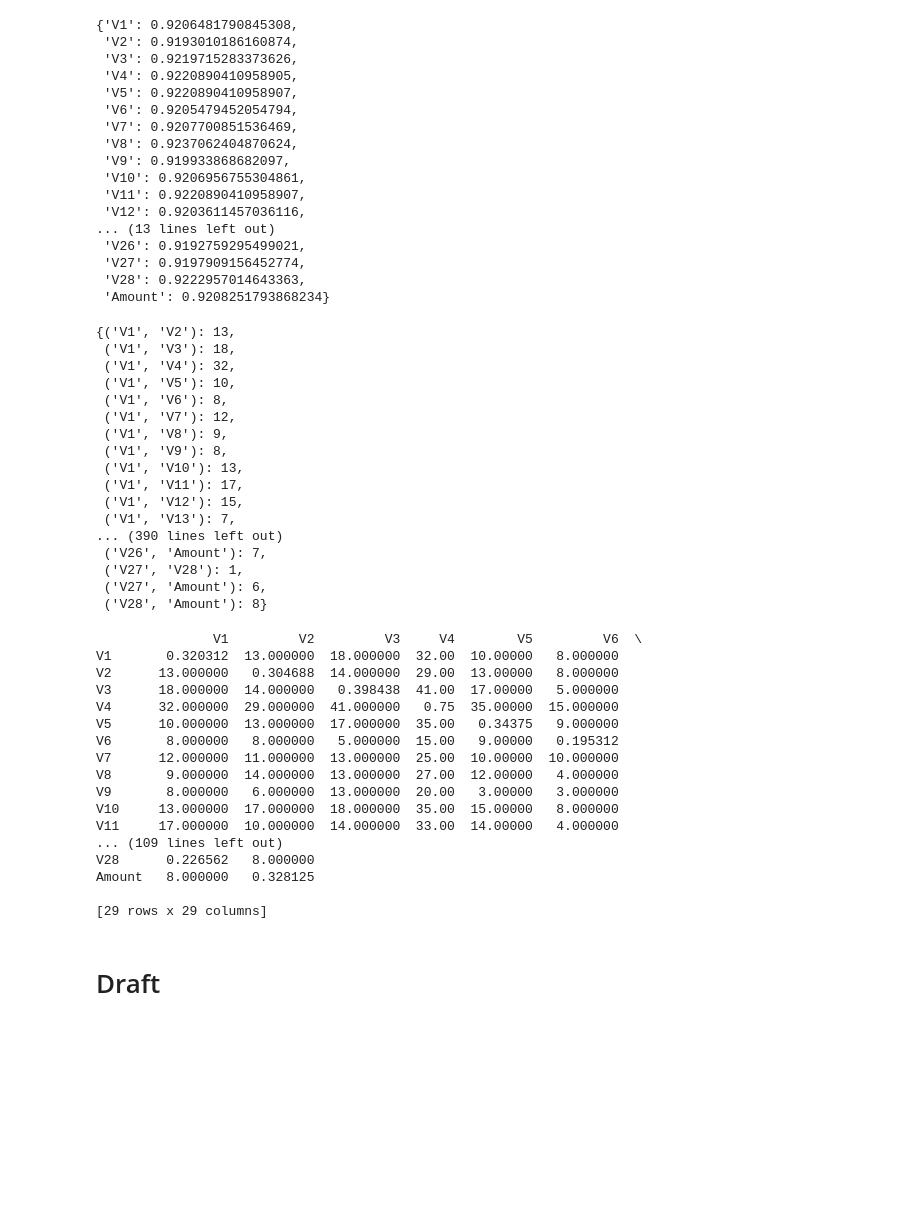
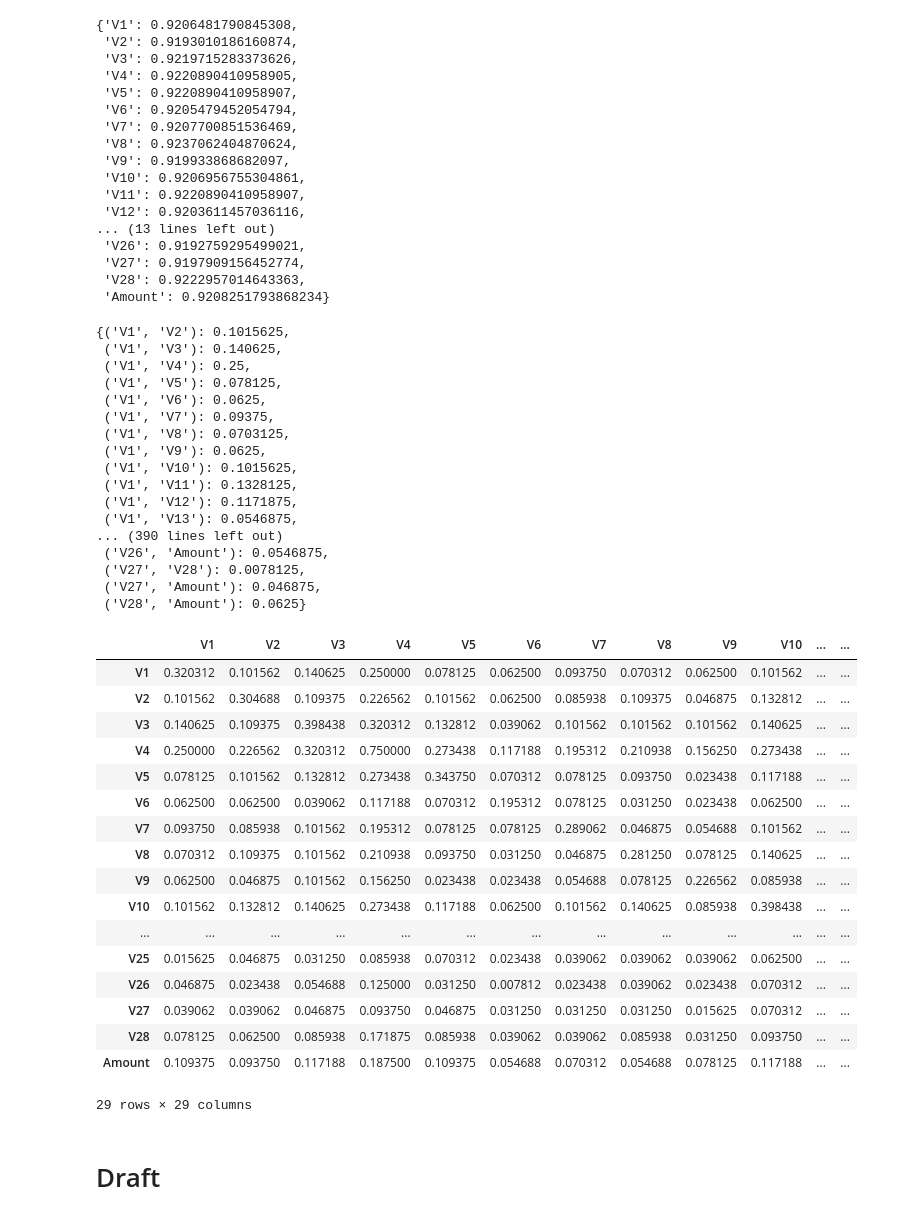
Before and after one commit to ysraell/random-forest-mc, a Jupyter notebook: utils/Feat_Importance.ipynb, the cells around one changed output. Cells and saved outputs as stored; diff of their text form; code cells hidden in the pictures; blank space fills up the shorter version.

```diff
--- a/utils/Feat_Importance.ipynb
+++ b/utils/Feat_Importance.ipynb
@@ -186,44 +211,45 @@ cls.featScoreMean()
  'V28': 0.9222957014643363,
  'Amount': 0.9208251793868234}
 # %%
-cls.featPairCount()
+cls.featPairImportance()
 # %% [output]
-{('V1', 'V2'): 13,
- ('V1', 'V3'): 18,
- ('V1', 'V4'): 32,
- ('V1', 'V5'): 10,
- ('V1', 'V6'): 8,
- ('V1', 'V7'): 12,
- ('V1', 'V8'): 9,
- ('V1', 'V9'): 8,
- ('V1', 'V10'): 13,
- ('V1', 'V11'): 17,
- ('V1', 'V12'): 15,
- ('V1', 'V13'): 7,
+{('V1', 'V2'): 0.1015625,
+ ('V1', 'V3'): 0.140625,
+ ('V1', 'V4'): 0.25,
+ ('V1', 'V5'): 0.078125,
+ ('V1', 'V6'): 0.0625,
+ ('V1', 'V7'): 0.09375,
+ ('V1', 'V8'): 0.0703125,
+ ('V1', 'V9'): 0.0625,
+ ('V1', 'V10'): 0.1015625,
+ ('V1', 'V11'): 0.1328125,
+ ('V1', 'V12'): 0.1171875,
+ ('V1', 'V13'): 0.0546875,
 ... (390 lines left out)
- ('V26', 'Amount'): 7,
- ('V27', 'V28'): 1,
- ('V27', 'Amount'): 6,
- ('V28', 'Amount'): 8}
+ ('V26', 'Amount'): 0.0546875,
+ ('V27', 'V28'): 0.0078125,
+ ('V27', 'Amount'): 0.046875,
+ ('V28', 'Amount'): 0.0625}
-# %%
-print(cls.featCorrDataFrame())
-# %% [output]
-               V1         V2         V3     V4        V5         V6  \
-V1       0.320312  13.000000  18.000000  32.00  10.00000   8.000000
-V2      13.000000   0.304688  14.000000  29.00  13.00000   8.000000
-V3      18.000000  14.000000   0.398438  41.00  17.00000   5.000000
-V4      32.000000  29.000000  41.000000   0.75  35.00000  15.000000
-V5      10.000000  13.000000  17.000000  35.00   0.34375   9.000000
-V6       8.000000   8.000000   5.000000  15.00   9.00000   0.195312
-V7      12.000000  11.000000  13.000000  25.00  10.00000  10.000000
-V8       9.000000  14.000000  13.000000  27.00  12.00000   4.000000
-V9       8.000000   6.000000  13.000000  20.00   3.00000   3.000000
-V10     13.000000  17.000000  18.000000  35.00  15.00000   8.000000
-V11     17.000000  10.000000  14.000000  33.00  14.00000   4.000000
-... (109 lines left out)
-V28      0.226562   8.000000
-Amount   8.000000   0.328125
-
-[29 rows x 29 columns]
+# %%
+cls.featCorrDataFrame()
+# %% [output]
+|  | V1 | V2 | V3 | V4 | V5 | V6 | V7 | V8 | V9 | V10 | ... | ... |
+| V1 | 0.320312 | 0.101562 | 0.140625 | 0.250000 | 0.078125 | 0.062500 | 0.093750 | 0.070312 | 0.062500 | 0.101562 | ... | ... |
+| V2 | 0.101562 | 0.304688 | 0.109375 | 0.226562 | 0.101562 | 0.062500 | 0.085938 | 0.109375 | 0.046875 | 0.132812 | ... | ... |
+| V3 | 0.140625 | 0.109375 | 0.398438 | 0.320312 | 0.132812 | 0.039062 | 0.101562 | 0.101562 | 0.101562 | 0.140625 | ... | ... |
+| V4 | 0.250000 | 0.226562 | 0.320312 | 0.750000 | 0.273438 | 0.117188 | 0.195312 | 0.210938 | 0.156250 | 0.273438 | ... | ... |
+| V5 | 0.078125 | 0.101562 | 0.132812 | 0.273438 | 0.343750 | 0.070312 | 0.078125 | 0.093750 | 0.023438 | 0.117188 | ... | ... |
+| V6 | 0.062500 | 0.062500 | 0.039062 | 0.117188 | 0.070312 | 0.195312 | 0.078125 | 0.031250 | 0.023438 | 0.062500 | ... | ... |
+| V7 | 0.093750 | 0.085938 | 0.101562 | 0.195312 | 0.078125 | 0.078125 | 0.289062 | 0.046875 | 0.054688 | 0.101562 | ... | ... |
+| V8 | 0.070312 | 0.109375 | 0.101562 | 0.210938 | 0.093750 | 0.031250 | 0.046875 | 0.281250 | 0.078125 | 0.140625 | ... | ... |
+| V9 | 0.062500 | 0.046875 | 0.101562 | 0.156250 | 0.023438 | 0.023438 | 0.054688 | 0.078125 | 0.226562 | 0.085938 | ... | ... |
+| V10 | 0.101562 | 0.132812 | 0.140625 | 0.273438 | 0.117188 | 0.062500 | 0.101562 | 0.140625 | 0.085938 | 0.398438 | ... | ... |
+| ... | ... | ... | ... | ... | ... | ... | ... | ... | ... | ... | ... | ... |
+| V25 | 0.015625 | 0.046875 | 0.031250 | 0.085938 | 0.070312 | 0.023438 | 0.039062 | 0.039062 | 0.039062 | 0.062500 | ... | ... |
+| V26 | 0.046875 | 0.023438 | 0.054688 | 0.125000 | 0.031250 | 0.007812 | 0.023438 | 0.039062 | 0.023438 | 0.070312 | ... | ... |
+| V27 | 0.039062 | 0.039062 | 0.046875 | 0.093750 | 0.046875 | 0.031250 | 0.031250 | 0.031250 | 0.015625 | 0.070312 | ... | ... |
+| V28 | 0.078125 | 0.062500 | 0.085938 | 0.171875 | 0.085938 | 0.039062 | 0.039062 | 0.085938 | 0.031250 | 0.093750 | ... | ... |
+| Amount | 0.109375 | 0.093750 | 0.117188 | 0.187500 | 0.109375 | 0.054688 | 0.070312 | 0.054688 | 0.078125 | 0.117188 | ... | ... |
+29 rows × 29 columns
 # %% [markdown]
 # Draft
```
Also changed, not shown: parts of 4 cells of this notebook, 6 other files.
